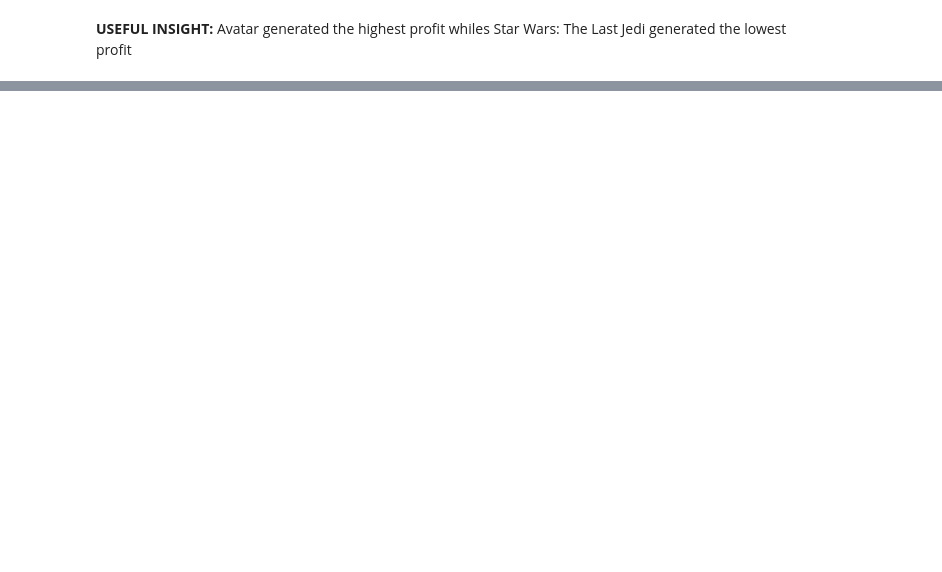
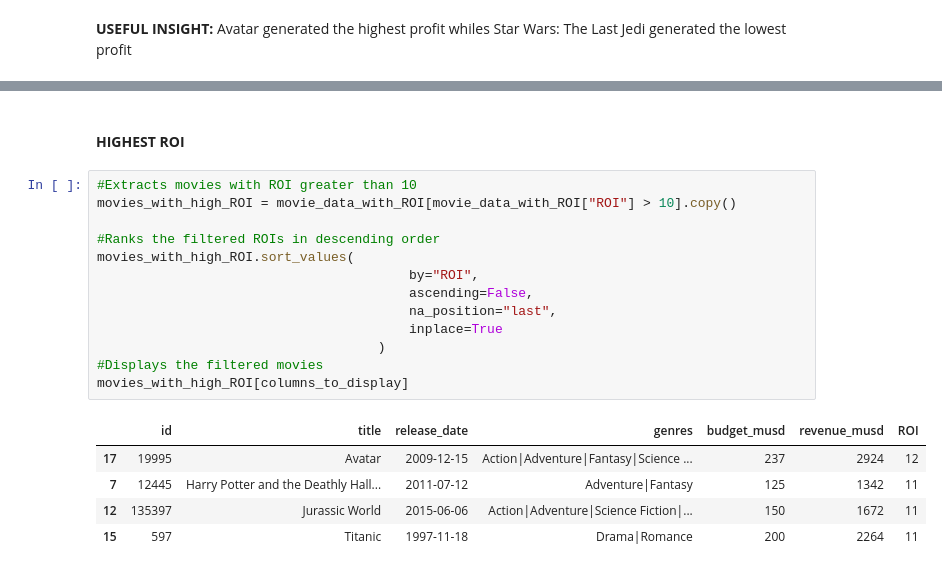
Before and after one commit to PercyAyimbilaNsolemna/TMDB_Movie_Data_Analysis, a Jupyter notebook: Notebook/movieAnalysis.ipynb, the cells around one changed output, grey strips where cells are left out. Cells and saved outputs as stored; diff of their text form; blank space fills up the shorter version.

```diff
--- a/Notebook/movieAnalysis.ipynb
+++ b/Notebook/movieAnalysis.ipynb
@@ -638,0 +655,21 @@ movie_with_lowest_profit[columns_to_display]
+# %% [markdown]
+#### **HIGHEST ROI**
+# %%
+#Extracts movies with ROI greater than 10
+movies_with_high_ROI = movie_data_with_ROI[movie_data_with_ROI["ROI"] > 10].copy()
+
+#Ranks the filtered ROIs in descending order
+movies_with_high_ROI.sort_values(
+                                        by="ROI",
+                                        ascending=False,
+                                        na_position="last",
+                                        inplace=True
+                                    )
+#Displays the filtered movies
+movies_with_high_ROI[columns_to_display]
+# %% [output]
+|  | id | title | release_date | genres | budget_musd | revenue_musd | ROI |
+| 17 | 19995 | Avatar | 2009-12-15 | Action|Adventure|Fantasy|Science ... | 237 | 2924 | 12 |
+| 7 | 12445 | Harry Potter and the Deathly Hall... | 2011-07-12 | Adventure|Fantasy | 125 | 1342 | 11 |
+| 12 | 135397 | Jurassic World | 2015-06-06 | Action|Adventure|Science Fiction|... | 150 | 1672 | 11 |
+| 15 | 597 | Titanic | 1997-11-18 | Drama|Romance | 200 | 2264 | 11 |
```
Also changed, not shown: parts of 7 cells of this notebook, 1 other file.
